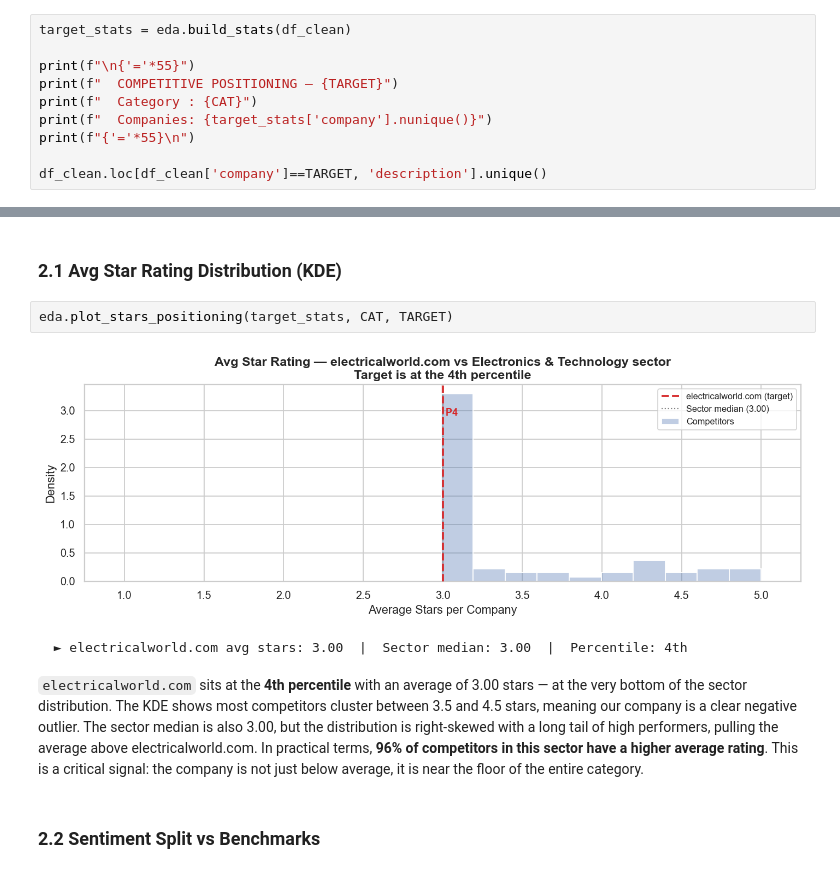
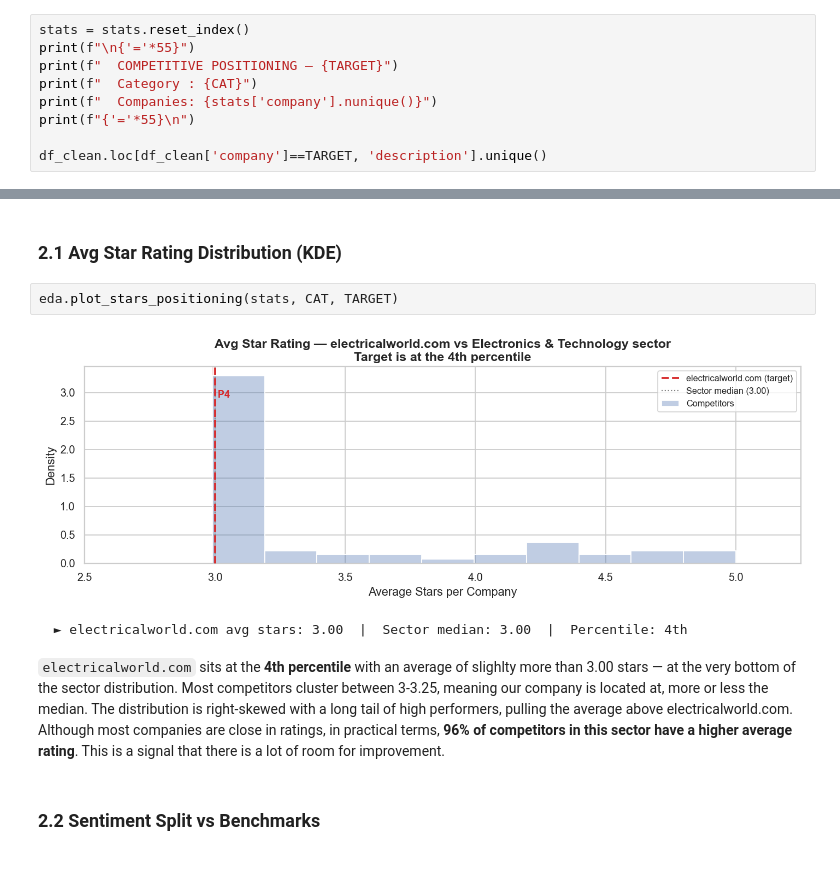
Before and after one commit to EnricPH/Evolve_NLP_Project, a Jupyter notebook: notebooks/nlp_analysis.ipynb, the cells around one changed output, grey strips where cells are left out. Saved outputs shown, nothing was run; the diff lists cells and outputs as text.

Commit message:
revising_cleaning_eda

```diff
--- a/notebooks/nlp_analysis.ipynb
+++ b/notebooks/nlp_analysis.ipynb
@@ -337,10 +408,9 @@ percentile positioning.
 # %%
-target_stats = eda.build_stats(df_clean)
-
+stats = stats.reset_index()
 print(f"\n{'='*55}")
 print(f"  COMPETITIVE POSITIONING — {TARGET}")
 print(f"  Category : {CAT}")
-print(f"  Companies: {target_stats['company'].nunique()}")
+print(f"  Companies: {stats['company'].nunique()}")
 print(f"{'='*55}\n")
 
 df_clean.loc[df_clean['company']==TARGET, 'description'].unique()
@@ -356,20 +426,17 @@ Length: 1, dtype: str
 # %% [markdown]
 ### **2.1 Avg Star Rating Distribution (KDE)**
 # %%
-eda.plot_stars_positioning(target_stats, CAT, TARGET)
+eda.plot_stars_positioning(stats, CAT, TARGET)
 # %% [output]
-[figure, old version]
+[figure, new version]
   ► electricalworld.com avg stars: 3.00  |  Sector median: 3.00  |  Percentile: 4th
 # %% [markdown]
-``electricalworld.com`` sits at the **4th percentile** with an average of
-3.00 stars — at the very bottom of the sector distribution. The KDE
-shows most competitors cluster between 3.5 and 4.5 stars, meaning our
-company is a clear negative outlier. The sector median is also 3.00,
-but the distribution is right-skewed with a long tail of high performers,
-pulling the average above electricalworld.com. In practical terms,
+``electricalworld.com`` sits at the **4th percentile** with an average of slighlty more than
+3.00 stars — at the very bottom of the sector distribution. Most competitors cluster between 3-3.25, meaning our
+company is located at, more or less the median. The distribution is right-skewed with a long tail of high performers,
+pulling the average above electricalworld.com. Although most companies are close in ratings, in practical terms,
 **96% of competitors in this sector have a higher average rating**.
-This is a critical signal: the company is not just below average, it
-is near the floor of the entire category.
+This is a signal that there is a lot of room for improvement.
 # %% [markdown]
 ### **2.2 Sentiment Split vs Benchmarks**
 # %%
```
Also changed, not shown: parts of 41 cells of this notebook, 7 other files.
